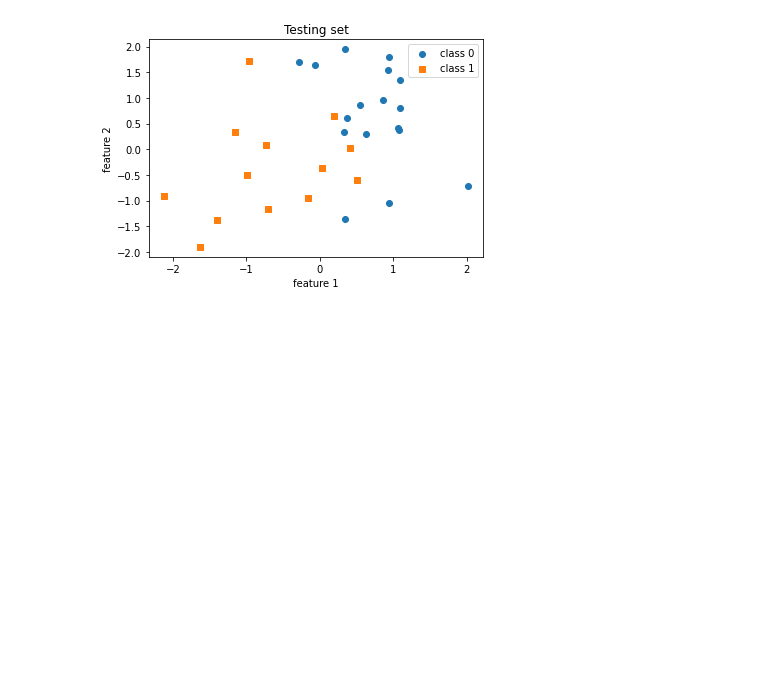
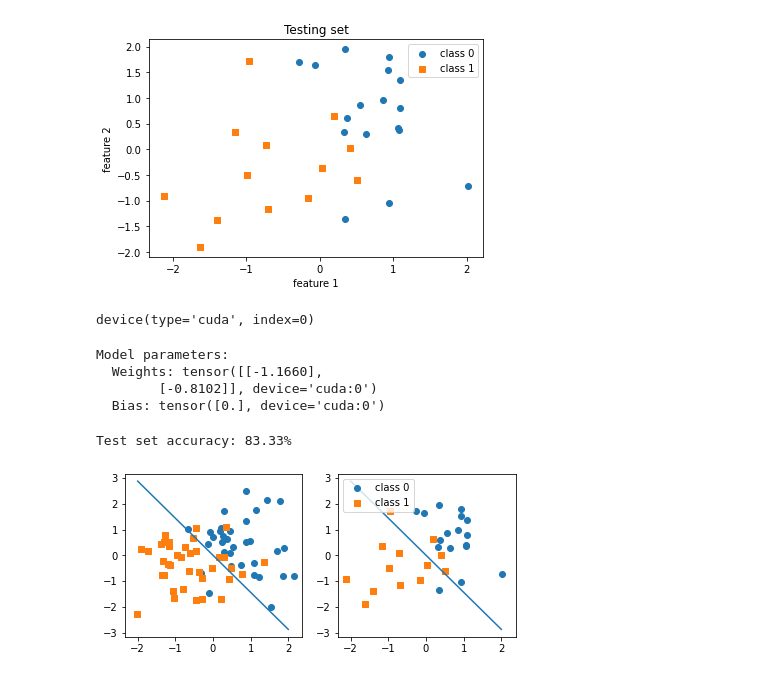
Before and after one commit to dawidkubicki/from_scratch, a Jupyter notebook: perceptron/pytorch/perceptron_notebook.ipynb, the cells around one changed output. Cells and saved outputs as stored; diff of their text form; code cells hidden in the pictures; blank space fills up the shorter version.

Commit message:
perceptron in pytorch added

```diff
--- a/perceptron/pytorch/perceptron_notebook.ipynb
+++ b/perceptron/pytorch/perceptron_notebook.ipynb
@@ -48,0 +51,4 @@ plt.show()
+# %%
+device
+# %% [output]
+device(type='cuda', index=0)
@@ -48,0 +94,51 @@ plt.show()
+# %%
+ppn = Perceptron(num_features=2)
+
+X_train_tensor = torch.tensor(X_train, dtype=torch.float32, device=device)
+y_train_tensor = torch.tensor(y_train, dtype=torch.float32, device=device)
+
+ppn.train(X_train_tensor, y_train_tensor, epochs=5)
+
+print('Model parameters:')
+print('  Weights: %s' % ppn.weights)
+print('  Bias: %s' % ppn.bias)
+# %% [output]
+Model parameters:
+  Weights: tensor([[-1.1660],
+        [-0.8102]], device='cuda:0')
+  Bias: tensor([0.], device='cuda:0')
+# %%
+X_test_tensor = torch.tensor(X_test, dtype=torch.float32, device=device)
+y_test_tensor = torch.tensor(y_test, dtype=torch.float32, device=device)
+
+test_acc = ppn.evaluate(X_test_tensor, y_test_tensor)
+print('Test set accuracy: %.2f%%' % (test_acc*100))
+# %% [output]
+Test set accuracy: 83.33%
+# %%
+w, b = ppn.weights.cpu(), ppn.bias.cpu()
+
+x0_min = -2
+x1_min = ( (-(w[0] * x0_min) - b[0])
+          / w[1] )
+
+x0_max = 2
+x1_max = ( (-(w[0] * x0_max) - b[0])
+          / w[1] )
+
+
+fig, ax = plt.subplots(1, 2, sharex=True, figsize=(7, 3))
+
+ax[0].plot([x0_min, x0_max], [x1_min, x1_max])
+ax[1].plot([x0_min, x0_max], [x1_min, x1_max])
+
+ax[0].scatter(X_train[y_train==0, 0], X_train[y_train==0, 1], label='class 0', marker='o')
+ax[0].scatter(X_train[y_train==1, 0], X_train[y_train==1, 1], label='class 1', marker='s')
+
+ax[1].scatter(X_test[y_test==0, 0], X_test[y_test==0, 1], label='class 0', marker='o')
+ax[1].scatter(X_test[y_test==1, 0], X_test[y_test==1, 1], label='class 1', marker='s')
+
+ax[1].legend(loc='upper left')
+plt.show()
+# %% [output]
+[figure, added]
```
Also changed, not shown: parts of 2 cells of this notebook.
